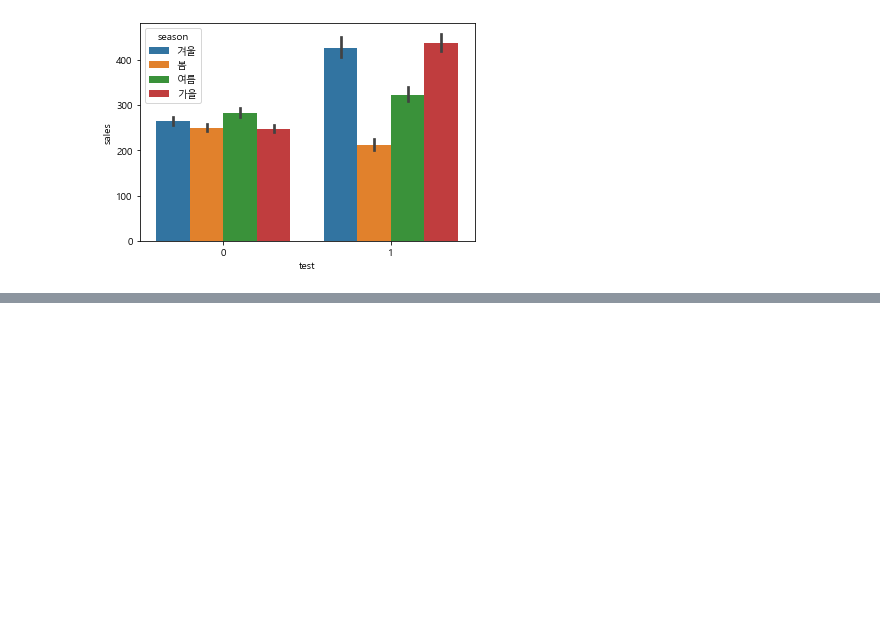
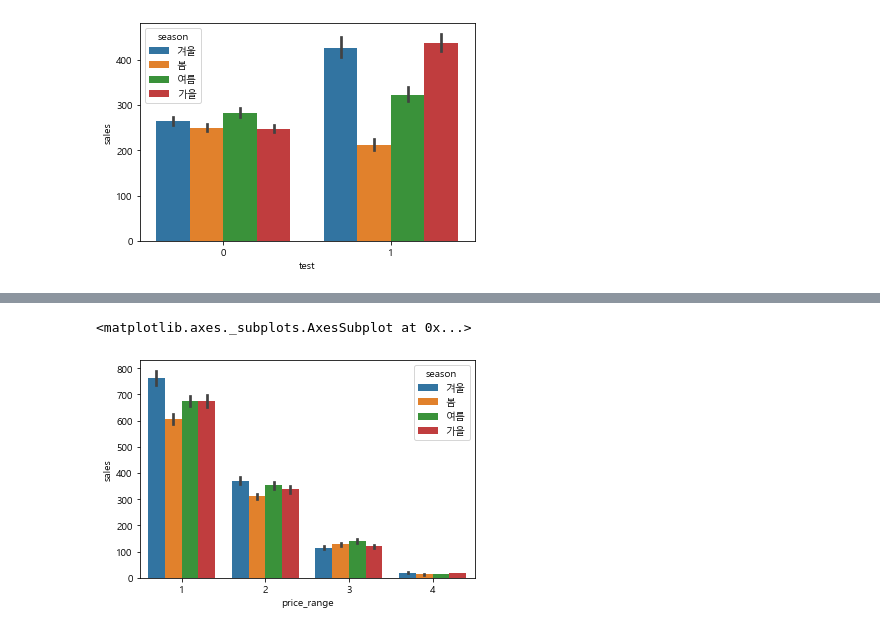
Before and after one commit to TaeHoon-Jin/B_C, a Jupyter notebook: Bigcontest_Visualization.ipynb, the cells around one changed output, grey strips where cells are left out. Cells and saved outputs as stored; diff of their text form; code cells hidden in the pictures; blank space fills up the shorter version.

```diff
--- a/Bigcontest_Visualization.ipynb
+++ b/Bigcontest_Visualization.ipynb
@@ -153,0 +233,5 @@ for col in col_list:
+# %%
+sns.barplot(x = 'price_range', y = 'sales', hue = 'season', data = df)
+# %% [output]
+<matplotlib.axes._subplots.AxesSubplot at 0x...>
+[figure, added]
```
Also changed, not shown: parts of 11 cells of this notebook.
